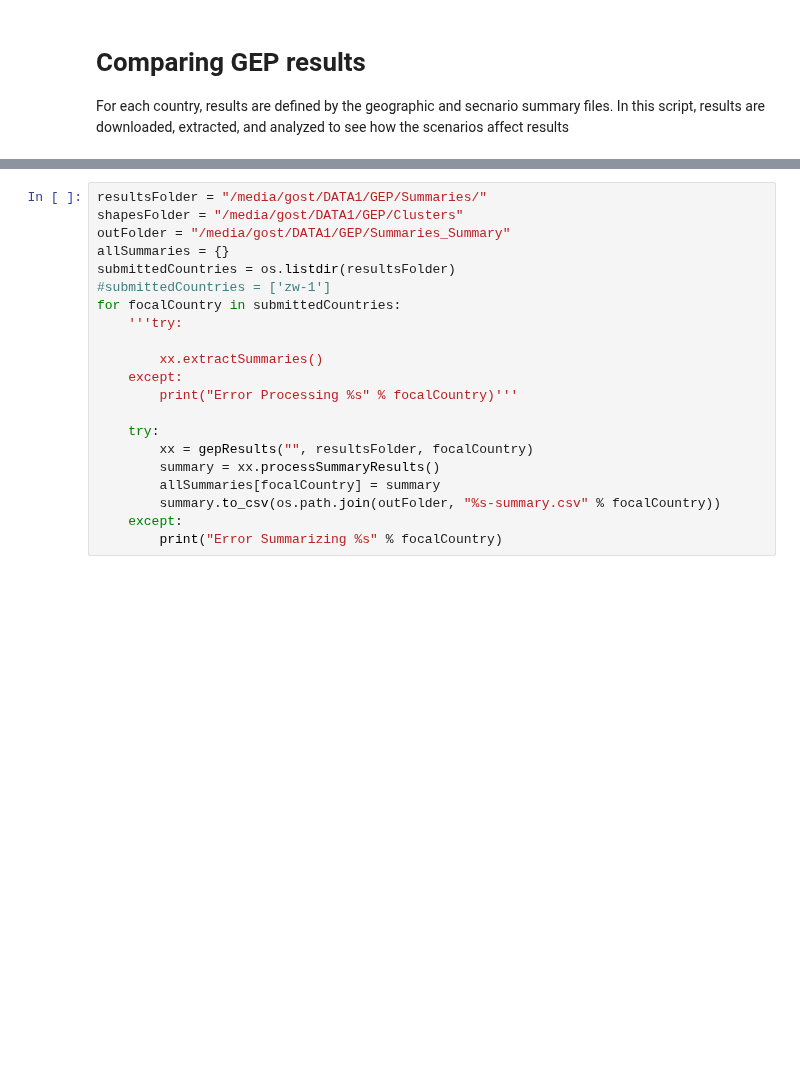
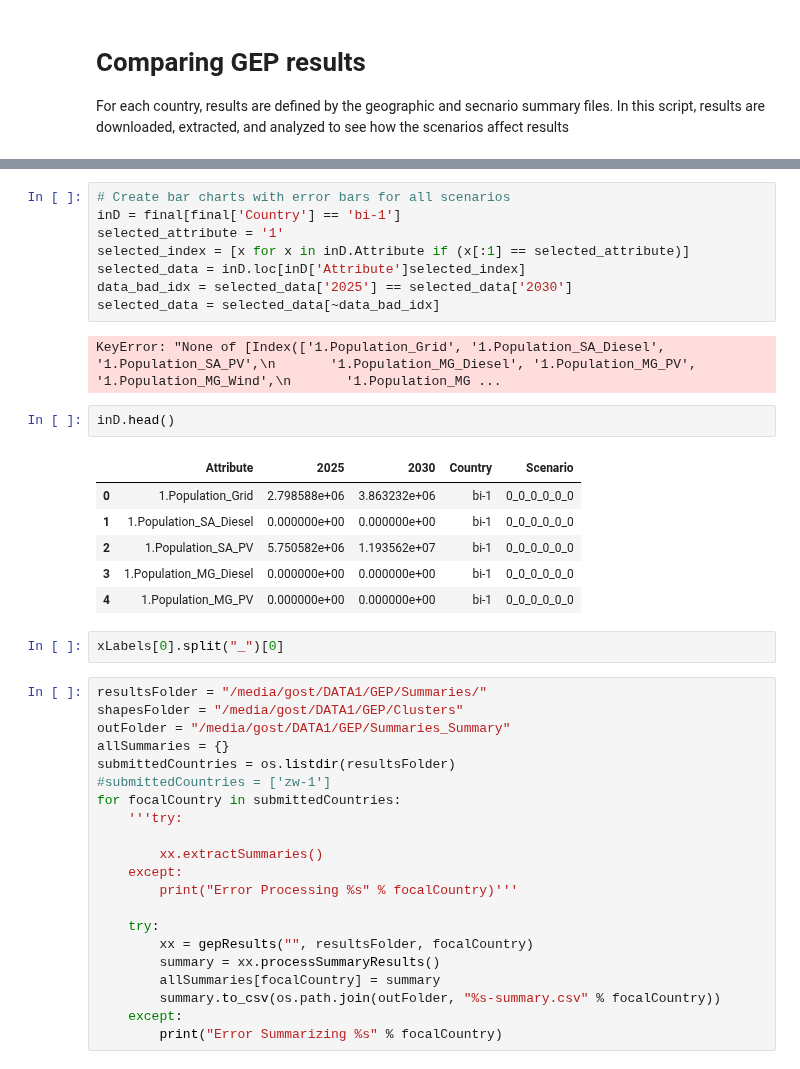
Before and after one commit to global-electrification-platform/gep_results_analysis, a Jupyter notebook: GEP_analysis/GEP_scenario_summary_file_analysis.ipynb, the cells around one changed output, grey strips where cells are left out. Cells and saved outputs as stored; diff of their text form; blank space fills up the shorter version.

```diff
--- a/GEP_analysis/GEP_scenario_summary_file_analysis.ipynb
+++ b/GEP_analysis/GEP_scenario_summary_file_analysis.ipynb
@@ -94,3 +292,24 @@ summary
+# %%
+# Create bar charts with error bars for all scenarios
+inD = final[final['Country'] == 'bi-1']
+selected_attribute = '1'
+selected_index = [x for x in inD.Attribute if (x[:1] == selected_attribute)]
+selected_data = inD.loc[inD['Attribute']selected_index]
+data_bad_idx = selected_data['2025'] == selected_data['2030']
+selected_data = selected_data[~data_bad_idx]
+# %% [output]
+KeyError: "None of [Index(['1.Population_Grid', '1.Population_SA_Diesel', '1.Population_SA_PV',\n       '1.Population_MG_Diesel', '1.Population_MG_PV', '1.Population_MG_Wind',\n       '1.Population_MG ...
+# %%
+inD.head()
+# %% [output]
+|  | Attribute | 2025 | 2030 | Country | Scenario |
+| 0 | 1.Population_Grid | 2.798588e+06 | 3.863232e+06 | bi-1 | 0_0_0_0_0_0 |
+| 1 | 1.Population_SA_Diesel | 0.000000e+00 | 0.000000e+00 | bi-1 | 0_0_0_0_0_0 |
+| 2 | 1.Population_SA_PV | 5.750582e+06 | 1.193562e+07 | bi-1 | 0_0_0_0_0_0 |
+| 3 | 1.Population_MG_Diesel | 0.000000e+00 | 0.000000e+00 | bi-1 | 0_0_0_0_0_0 |
+| 4 | 1.Population_MG_PV | 0.000000e+00 | 0.000000e+00 | bi-1 | 0_0_0_0_0_0 |
+# %%
+xLabels[0].split("_")[0]
 # %%
 resultsFolder = "/media/gost/DATA1/GEP/Summaries/"
 shapesFolder = "/media/gost/DATA1/GEP/Clusters"
```
Also changed, not shown: parts of 16 cells of this notebook, 3 other files.
